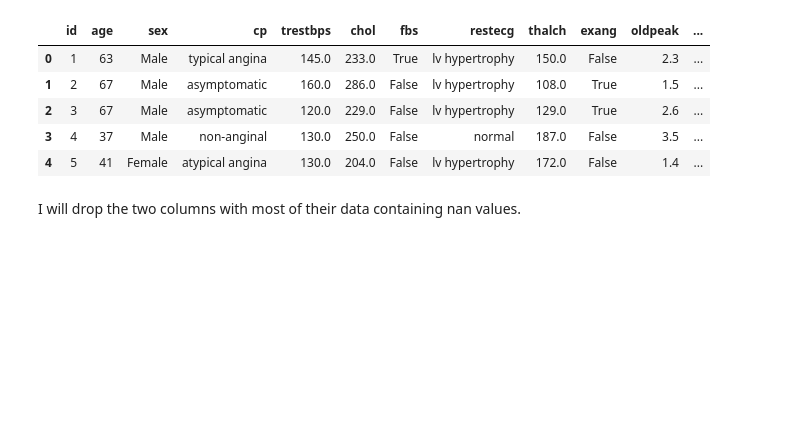
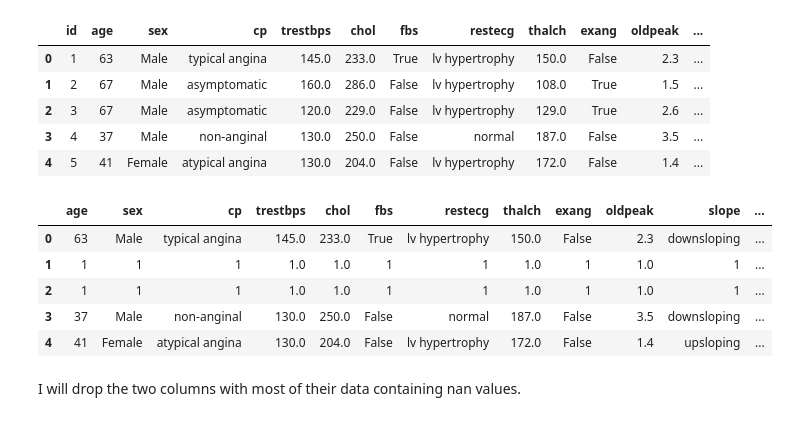
Before and after one commit to angelbujalance/UCI-ML, a Jupyter notebook: test.ipynb, the cells around one changed output. Drawn from its saved outputs; the diff is of its cells as text; code cells hidden in the pictures; blank space fills up the shorter version.

```diff
--- a/test.ipynb
+++ b/test.ipynb
@@ -76,6 +76,16 @@ df.head()
 | 2 | 3 | 67 | Male | asymptomatic | 120.0 | 229.0 | False | lv hypertrophy | 129.0 | True | 2.6 | ... |
 | 3 | 4 | 37 | Male | non-anginal | 130.0 | 250.0 | False | normal | 187.0 | False | 3.5 | ... |
 | 4 | 5 | 41 | Female | atypical angina | 130.0 | 204.0 | False | lv hypertrophy | 172.0 | False | 1.4 | ... |
+# %%
+df.loc[df['diagnosis'] > 0] = 1
+df.head()
+# %% [output]
+|  | age | sex | cp | trestbps | chol | fbs | restecg | thalch | exang | oldpeak | slope | ... |
+| 0 | 63 | Male | typical angina | 145.0 | 233.0 | True | lv hypertrophy | 150.0 | False | 2.3 | downsloping | ... |
+| 1 | 1 | 1 | 1 | 1.0 | 1.0 | 1 | 1 | 1.0 | 1 | 1.0 | 1 | ... |
+| 2 | 1 | 1 | 1 | 1.0 | 1.0 | 1 | 1 | 1.0 | 1 | 1.0 | 1 | ... |
+| 3 | 37 | Male | non-anginal | 130.0 | 250.0 | False | normal | 187.0 | False | 3.5 | downsloping | ... |
+| 4 | 41 | Female | atypical angina | 130.0 | 204.0 | False | lv hypertrophy | 172.0 | False | 1.4 | upsloping | ... |
 # %% [markdown]
 I will drop the two columns with most of their data containing nan values.
 # %%
```
Also changed, not shown: parts of 11 cells of this notebook.
